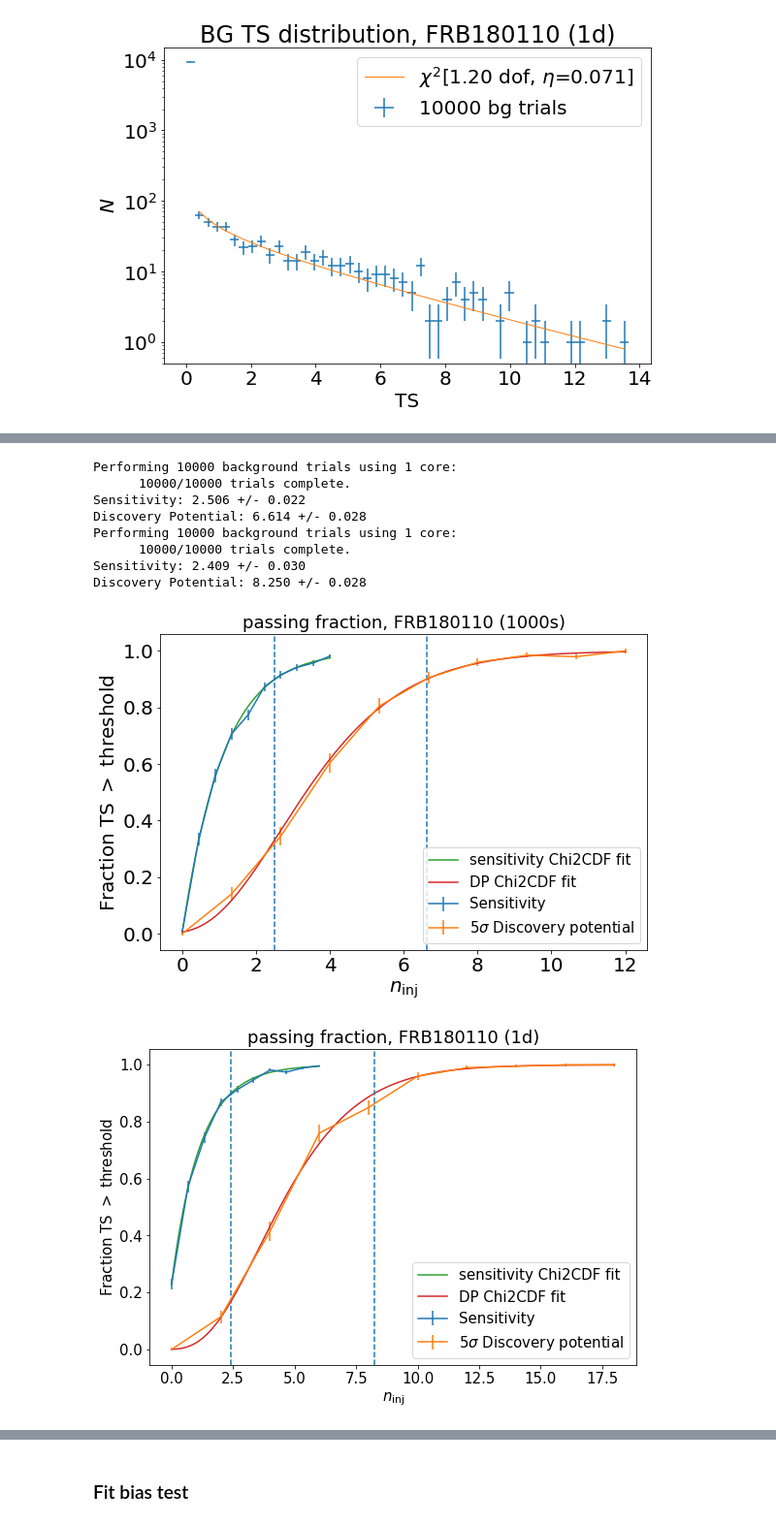
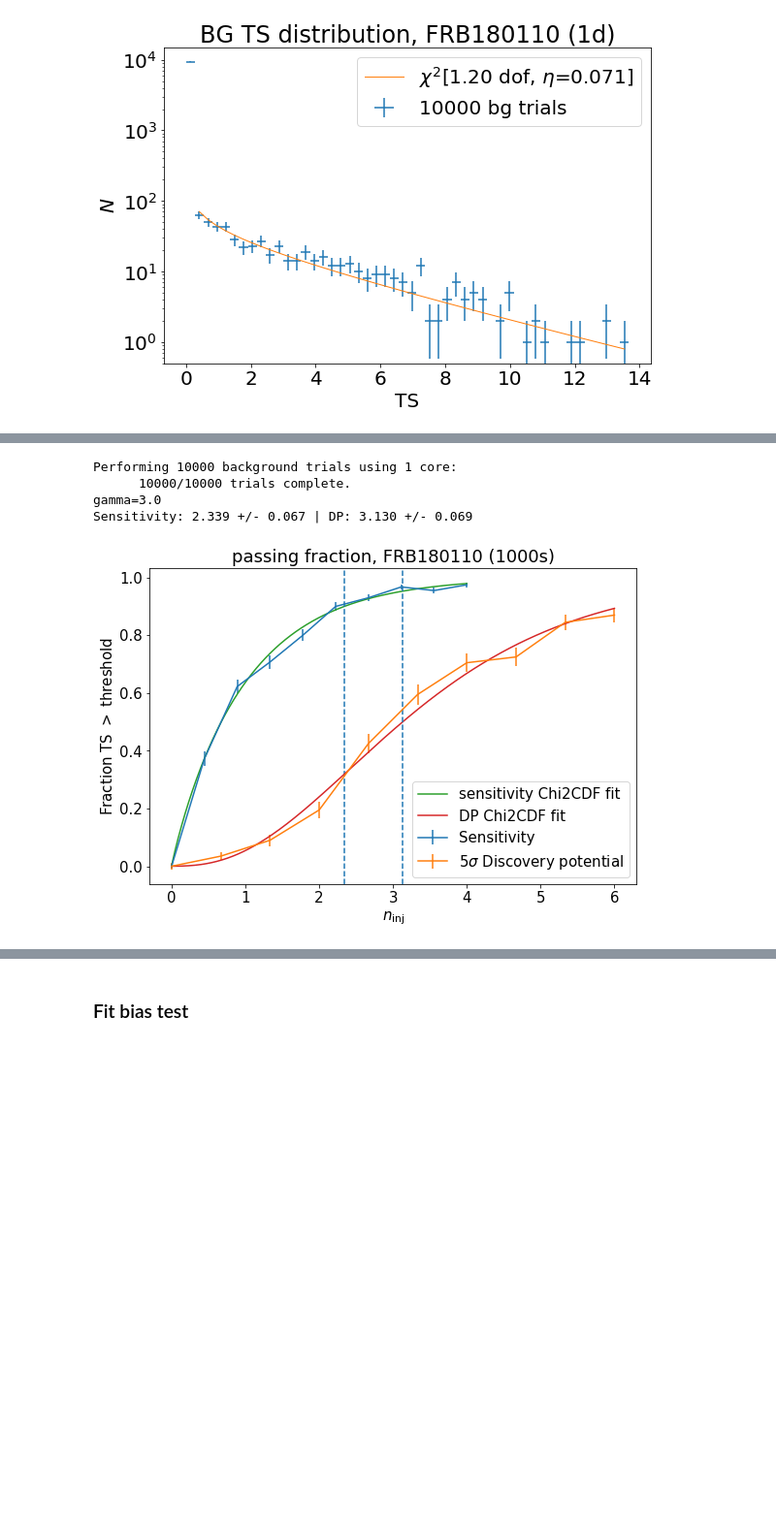
Before and after one commit to jessiethw/FRB, a Jupyter notebook: csky_bg_pfrc.ipynb, the cells around one changed output, grey strips where cells are left out. Shown at 97% size. Saved outputs shown, nothing was run; the diff lists cells and outputs as text; code cells hidden in the pictures; blank space fills up the shorter version.

```diff
--- a/csky_bg_pfrc.ipynb
+++ b/csky_bg_pfrc.ipynb
@@ -61,17 +61,24 @@ def load_frbs(make_skymap=False):
                 key!='previous_name':
                 times.append(Time(repeaters[source][key]['timestamp']['value'],format ='iso').mjd)
         rep_source['mjd'].append(times)
+
     rep_source['coord']=SkyCoord(ra=ra,dec=dec, unit=(u.hourangle,u.deg))
-
     frbs = pd.read_csv('./frbs_wout_chime.csv')
+    unique_frbs, frb_ind_all, n_frbs = np.unique(frbs['frb_name'].values, return_index=True, return_counts=True)
+    frb_ind_all=frbs['frb_name'].index[frb_ind_all]
 
     frbs_coord = SkyCoord(ra=frbs['rop_raj'], dec=frbs['rop_decj'], unit=(u.hourangle, u.deg))
     frbs_mjd = np.asarray([Time(t.replace('/', '-'), format='iso').mjd for t in frbs['utc']])
+#    frbs_coord = SkyCoord(ra=frbs['rop_raj'].reindex(frb_ind_all).values,
+#                      dec=frbs['rop_decj'].reindex(frb_ind_all).values,
+#                      unit=(u.hourangle, u.deg))
 
     #choose northern FRB: 33 deg dec for FRB121102
     wn=np.where(frbs['frb_name']=='FRB121102')
+    wn=wn[0][0] #want only one of the bursts
     #choose southern FRB: -35 deg dec for FRB180110
     ws=np.where(frbs['frb_name']=='FRB180110')
+    ws=ws[0][0]
 
     all_ras=[]
     all_dec=[]
@@ -87,10 +94,13 @@ def load_frbs(make_skymap=False):
             all_dec.append(rep_source['coord'][i].dec.deg)
             all_mjd.append(rep_source['mjd'][i][j])
     if make_skymap==True:
-        dec=[d for d in frbs_coord.dec.rad]
-        dec2=[d for d in rep_srcs.dec.rad]
-        ra=[d for d in frbs_coord.ra.rad]
-        ra2=[d for d in rep_srcs.ra.rad]
+        unique_frbs_coord = SkyCoord(ra=frbs['rop_raj'].reindex(frb_ind_all).values,
+                      dec=frbs['rop_decj'].reindex(frb_ind_all).values,
+                      unit=(u.hourangle, u.deg))
+        dec=[d for d in unique_frbs_coord.dec.rad]
+        dec2=[d for d in rep_source['coord'].dec.rad]
+        ra=[d for d in unique_frbs_coord.ra.rad]
+        ra2=[d for d in rep_source['coord'].ra.rad]
         make_frb_skymap(ra+ra2,dec+dec2)
 
     return all_ras, all_dec, all_mjd, wn, ws
@@ -151,7 +161,7 @@ def bg_ts_trials(src, n_trials=10000, frb_name = ' ', print_plot=False):
         plt.savefig('./plots/%s_bgts_%is.png'%(frb_name,int(src['t_100'][0]*84600.)))
     return bg
 # %%
-def sens_dp(src, beta=0.9, nsigma=5, gamma=2., n_trials=10000): #beta is %, nsigma is # of sigma for dp
+def sens_dp(src, beta=0.5, nsigma=5, gamma=2., n_trials=10000): #beta is %, nsigma is # of sigma for dp
     bg=bg_ts_trials(src, n_trials)
     tr=cy.get_trial_runner(conf,ana=ana,src=src,inj_conf={'flux':cy.hyp.PowerLawFlux(gamma)})
     #sensitivity
@@ -186,15 +196,16 @@ def pf_plot(src, sens, disc, nsigma=5, gamma=2., frb_name=' ', print_plot=False,
     plt.ylabel(r'Fraction TS $>$ threshold')
 
     if int(src['t_100'][0]) == 1:
-        plt.title(r'passing fraction, %s (1d)'%(frb_name))
+        plt.title(r'passing fraction, %s (1d) $\gamma$=%.1f'%(frb_name,gamma))
     else:
-        plt.title(r'passing fraction, %s (%is)'%(frb_name,src['t_100'][0]*84600.))
+        plt.title(r'passing fraction, %s (%is) $\gamma$=%.1f'%(frb_name,src['t_100'][0]*84600., gamma))
 
     if print_plot==False: plt.show()
     else: plt.savefig('./plots/%s_pf_%is_%.1f.png'%(frb_name,int(src['t_100'][0]*84600.),gamma))
 
-    print(r'Sensitivity: %.3f +/- %.3f'%(sens['n_sig'], sens['n_sig_error']))
-    print(r'Discovery Potential: %.3f +/- %.3f'%(disc['n_sig'], disc['n_sig_error']))
+    print('gamma=%.1f'%gamma)
+    print(r'Sensitivity: %.3f +/- %.3f | DP: %.3f +/- %.3f'
+          %(sens['n_sig'], sens['n_sig']*sens['n_sig_error'],disc['n_sig'], disc['n_sig']*disc['n_sig_error']))
 # %%
 src1d = sources(84600)
 src1000 = sources(1000)
@@ -221,17 +316,9 @@ Performing 10000 background trials using 1 core:
 # %%
-sens,dp = sens_dp(src1000[wn])
-pf_plot(src1000[wn],sens, dp, frb_name='FRB180110', print_plot=True)
-
-sens,dp = sens_dp(src1d[wn])
-pf_plot(src1d[wn],sens, dp, frb_name='FRB180110', print_plot=True)
+sens,dp = sens_dp(src1000[ws], gamma=3.)
+pf_plot(src1000[ws],sens, dp, gamma=3., frb_name='FRB180110', print_plot=True)
 # %% [output]
 Performing 10000 background trials using 1 core:
       10000/10000 trials complete.
-Sensitivity: 2.506 +/- 0.022
-Discovery Potential: 6.614 +/- 0.028
-Performing 10000 background trials using 1 core:
-      10000/10000 trials complete.
-Sensitivity: 2.409 +/- 0.030
-Discovery Potential: 8.250 +/- 0.028
+gamma=3.0
+Sensitivity: 2.339 +/- 0.067 | DP: 3.130 +/- 0.069
-[figure, old version]
+[figure, new version]
-[figure, removed]
```
Also changed, not shown: parts of 16 cells of this notebook, 6 other files.
